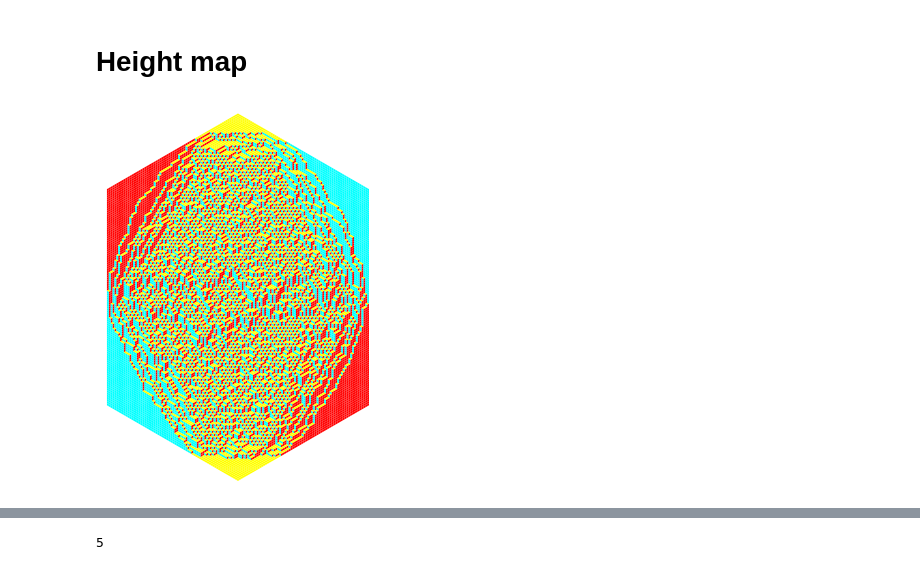
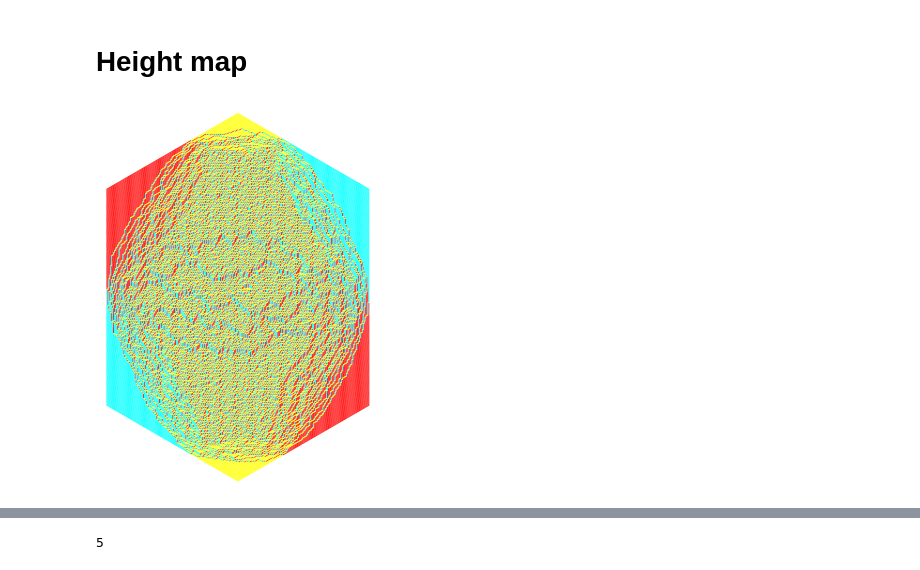
Before and after one commit to MaxvanHorssen/random-tilings, a Jupyter notebook: Untitled-1.ipynb, the cells around one changed output, grey strips where cells are left out. Drawn from its saved outputs; the diff is of its cells as text; code cells hidden in the pictures.

```diff
--- a/Untitled-1.ipynb
+++ b/Untitled-1.ipynb
@@ -409,16 +409,16 @@ def draw_hexagon2(n,w,a=1,b=1,c=1,skewed_grid=False,edge=0,paths=False,dots=Fals
     fig = draw_lozenges.draw_lozenges(n,M,False,a,b,c,skewed_grid,edge,paths,dots,coloring,False,dpi,show_figure)
     return fig,M
 # %%
-n = 100
+n = 200
 alpha1 = 0.3
 alpha2 = 0.3
 w = np.array([[1,1,1],[1,1,1],[1,1,1],[1/alpha1,alpha2,
             alpha1/alpha2],[1,1,1],[alpha1,1/alpha2,alpha2/alpha1]])
 a,b,c = 1,0.7,0.7
 
 _,M=draw_hexagon2(n,w,a=a,b=b,c=c,dpi=100,show_figure=1)
 # %% [output]
-[figure, old version]
+[figure, new version]
 # %%
 from scipy.ndimage import rotate
 
```
Also changed, not shown: parts of 11 cells of this notebook, 2 other files.
